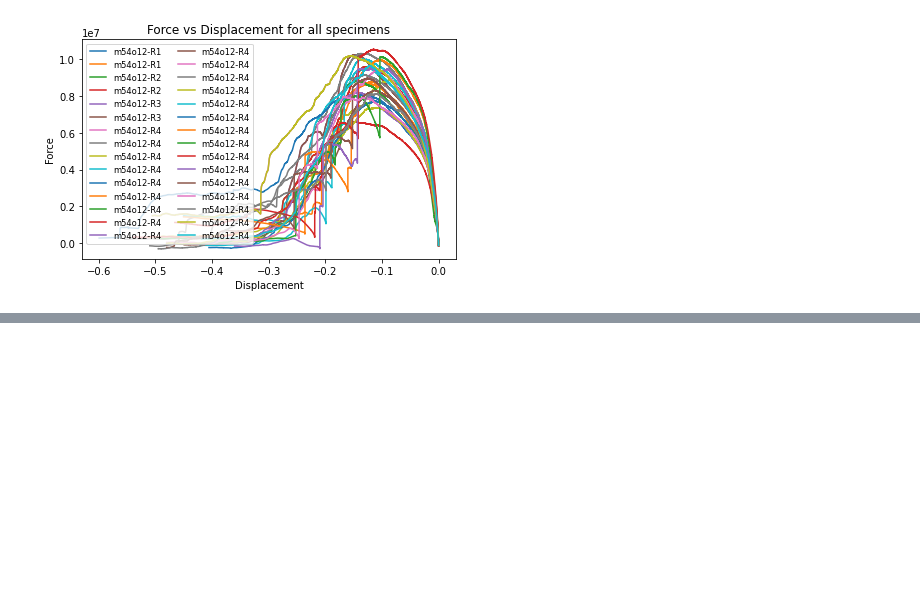
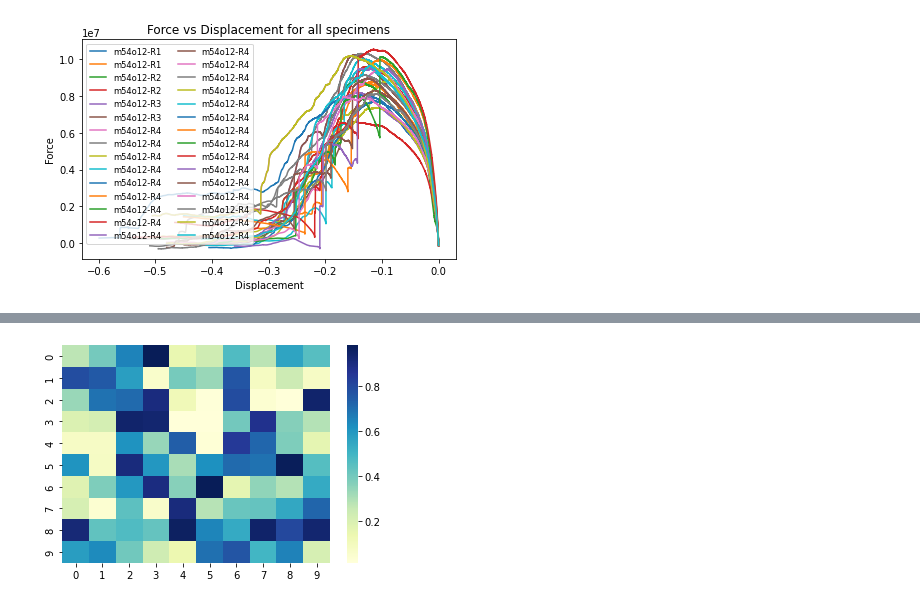
Before and after one commit to cfsrc/FastenerConnectionTeam, a Jupyter notebook: OSB_JSON.ipynb, the cells around one changed output, grey strips where cells are left out. Cells and saved outputs as stored; diff of their text form; code cells hidden in the pictures; blank space fills up the shorter version.

```diff
--- a/OSB_JSON.ipynb
+++ b/OSB_JSON.ipynb
@@ -194,0 +347,9 @@ plt.show()
+# %%
+import seaborn as sns
+
+heatmap_data = np.random.rand(10, 10)
+
+sns.heatmap(heatmap_data, cmap='YlGnBu')
+plt.show()
+# %% [output]
+[figure, added]
```
Also changed, not shown: parts of 10 cells of this notebook.
